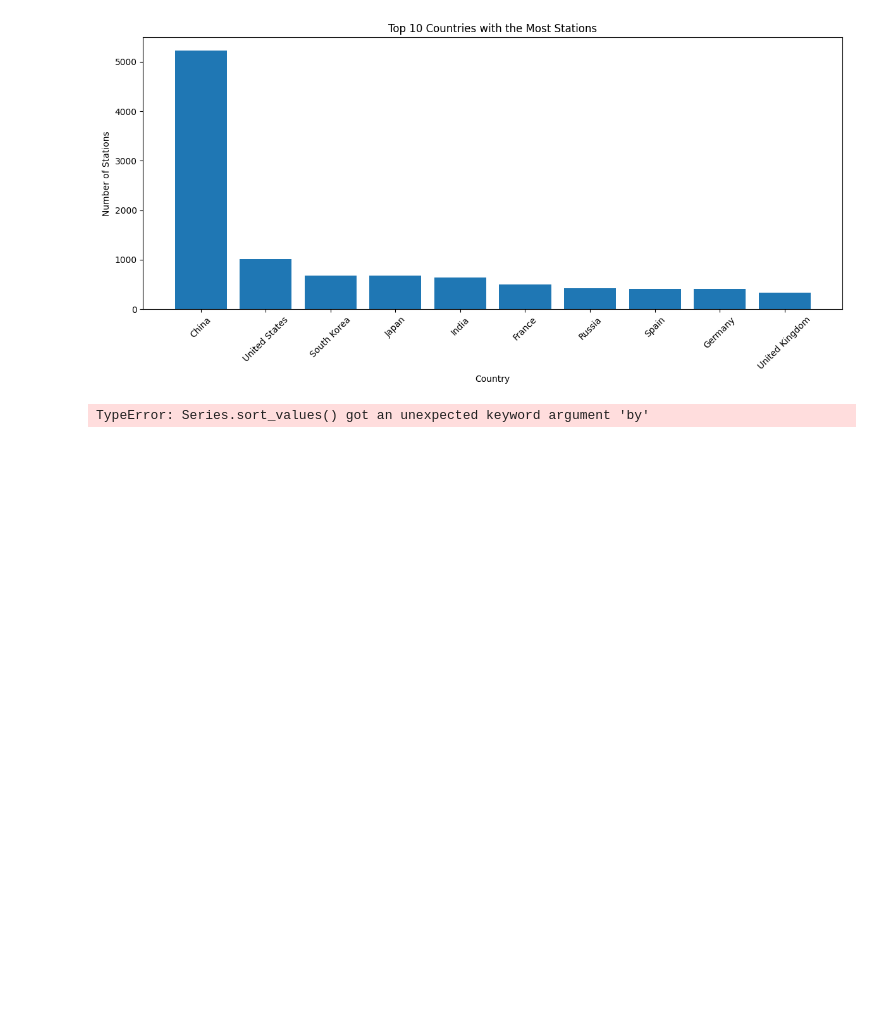
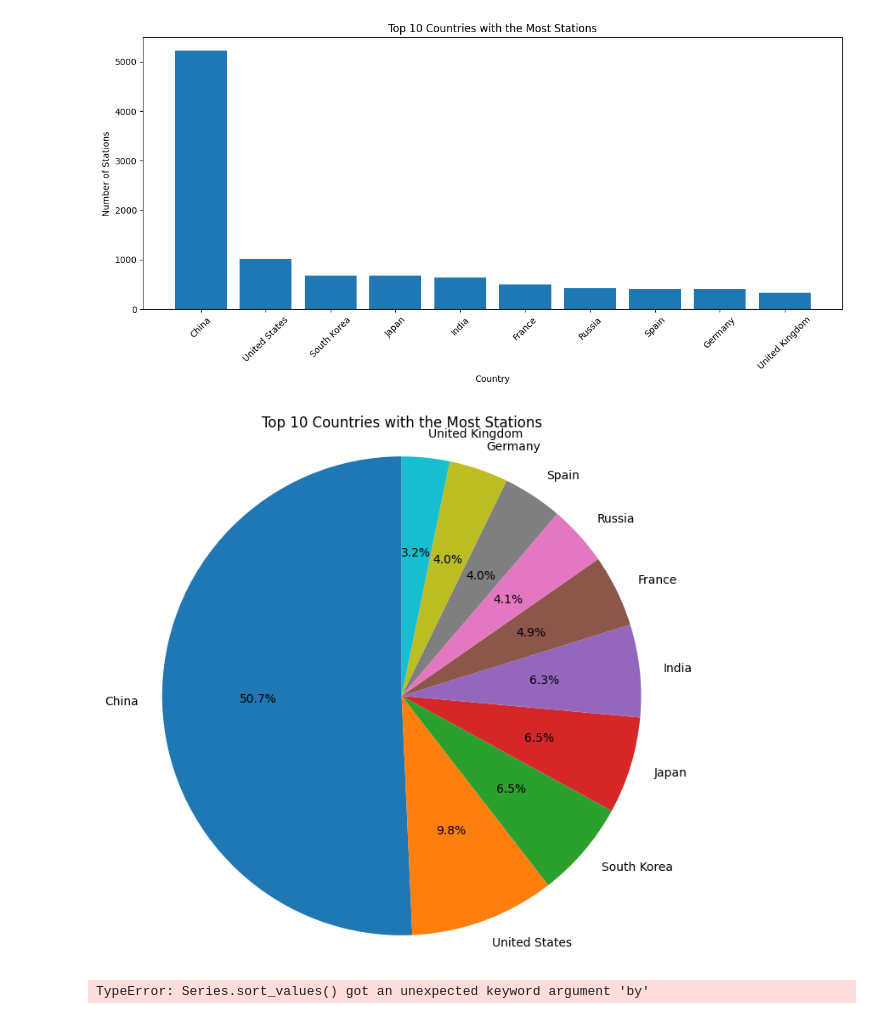
Before and after one commit to Murega14/metro_transport, a Jupyter notebook: metro.ipynb, the cells around one changed output. Saved outputs shown, nothing was run; the diff lists cells and outputs as text; code cells hidden in the pictures; blank space fills up the shorter version.

```diff
--- a/metro.ipynb
+++ b/metro.ipynb
@@ -245,6 +245,21 @@ plt.tight_layout()
 plt.show()
 # %% [output]
 [figure]
+# %%
+import matplotlib.pyplot as plt
+
+# Select a subset of data (optional, if needed)
+subset = pivoted_sorted.head(10)  # Select the top 10 countries
+
+# Create the pie chart
+plt.figure(figsize=(8, 8))
+plt.pie(subset['Stations'], labels=subset.index, autopct='%1.1f%%', startangle=90)
+plt.title('Top 10 Countries with the Most Stations')
+
+plt.axis('equal')  # Equal aspect ratio ensures that pie is drawn as a circle
+plt.show()
+# %% [output]
+[figure, added]
 # %%
 country_ridership = metro.groupby('Country')['Annual Ridership'].sum()
 pivoted_country = country_ridership.sort_values(by='Stations', ascending=False)
```
